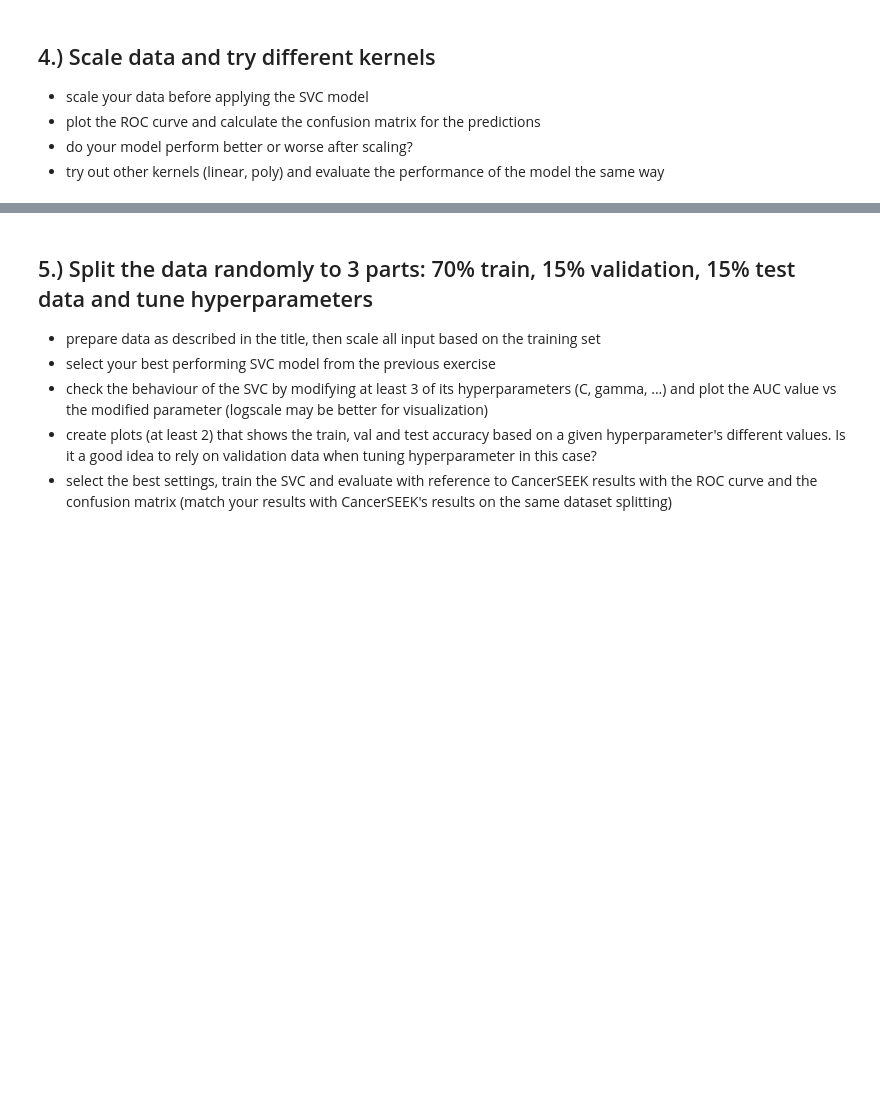
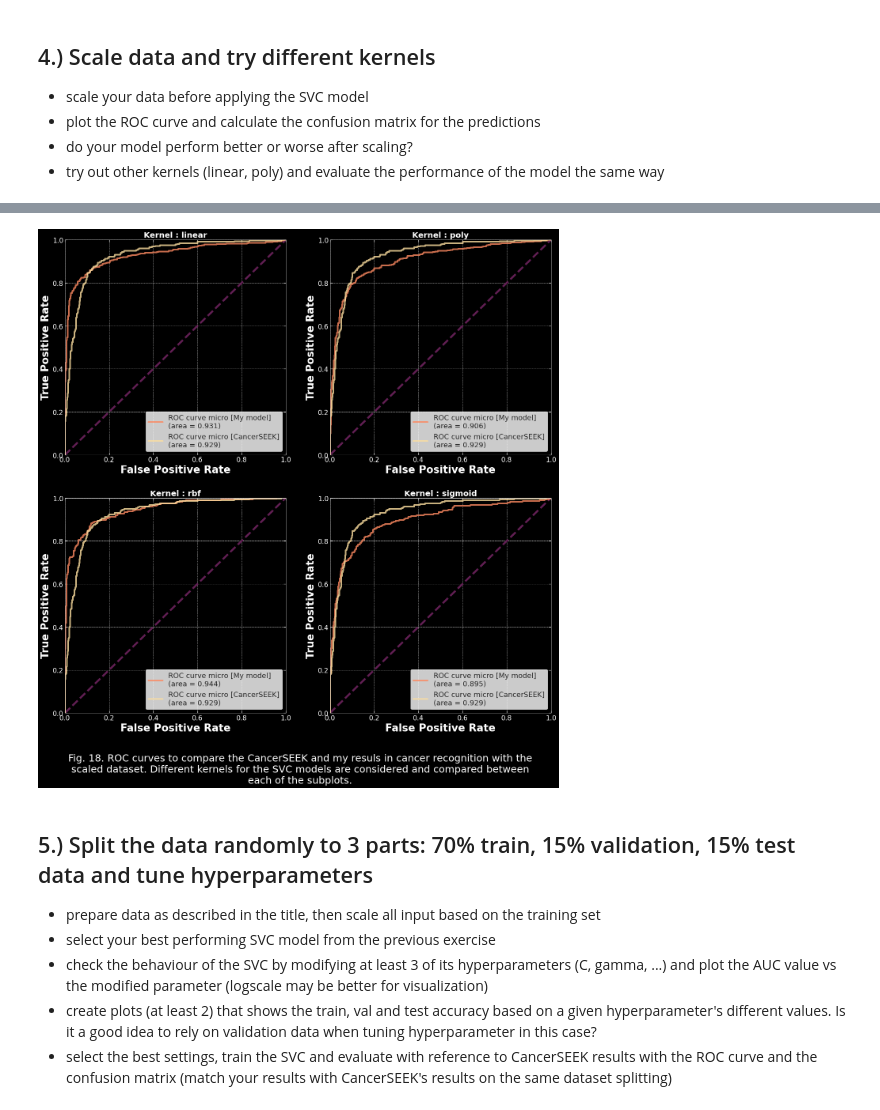
Before and after one commit to masterdesky/ELTE-data-mining-2020, a Jupyter notebook: Homeworks/Week 7/homework_07.ipynb, the cells around one changed output, grey strips where cells are left out. Drawn from its saved outputs; the diff is of its cells as text; code cells hidden in the pictures; blank space fills up the shorter version.

```diff
--- a/Homeworks/Week 7/homework_07.ipynb
+++ b/Homeworks/Week 7/homework_07.ipynb
@@ -708,3 +846,61 @@ ValueError: key of type tuple not found and not a MultiIndex
+# %%
+kernels = ['linear', 'poly', 'rbf', 'sigmoid']
+y_preds = {}
+fprs = {}
+tprs = {}
+roc_aucs = {}
+for kernel in kernels:
+    # Define and fit the SVC model with C=1 to predict probabilites
+    svc = SVC(kernel=kernel, probability=True)
+    svc.fit(X_train, y_train);
+    # Make predictions
+    y_preds[kernel] = svc.predict(X_test)
+
+    # Calculate scores between classes
+    y_score = svc.fit(X_train, y_train).decision_function(X_test)
+    y_score = y_score[:, np.newaxis]
+
+    fprs[kernel], tprs[kernel], roc_aucs[kernel] = compute_roc(y_test=y_test,
+                                                               y_score=y_score, n_classes=n_classes)
+# %%
+nrows = 2
+ncols = 2
+fig, axes = plt.subplots(nrows, ncols, figsize=(ncols*11, nrows*11),
+                         facecolor='black', subplot_kw={'facecolor' : 'black'})
+
+for i in range(nrows):
+    for j in range(ncols):
+        k = kernels[i * ncols + j]
+        ax = axes[i][j]
+        ax.plot([0, 1], [0, 1], color=rocket_cmap(0.25), lw=5, linestyle='--')
+
+        # My model
+        ax.plot(fprs[k]['micro'], tprs[k]['micro'],
+                label='ROC curve micro [My model]\n(area = %0.3f)' % roc_aucs[k]['micro'],
+                color=cm.magma(0.75), lw=4, alpha=0.8)
+        # CancerSEEK
+        ax.plot(fpr_cS['micro'], tpr_cS['micro'],
+                label='ROC curve micro [CancerSEEK]\n(area = %0.3f)' % roc_auc_cS['micro'],
+                color=cm.magma(0.93), lw=4, alpha=0.8)
+
+        ax.set_xlim([0.0, 1.0])
+        ax.set_ylim([0.0, 1.0])
+
+        ax.set_title('Kernel : {0}'.format(kernels[i*ncols + j]), fontsize=axistitlesize, fontweight='bold', color='white')
+        ax.set_xlabel('False Positive Rate', fontsize=axislabelsize, fontweight='bold', color='white')
+        ax.set_ylabel('True Positive Rate', fontsize=axislabelsize, fontweight='bold', color='white')
+        ax.tick_params(axis='both', which='major', labelsize=axisticksize, colors='white')
+
+        ax.legend(loc='lower right', fontsize=axislegendsize-5)
+
+plt.suptitle('Fig. 18. ROC curves to compare the CancerSEEK and my resuls in cancer recognition with the\n' +
+             'scaled dataset. Different kernels for the SVC models are considered and compared between\n' +
+             'each of the subplots.',
+             fontsize=axistitlesize+5, y=0.06, color='white')
+
+plt.show()
+# %% [output]
+[figure, added]
 # %% [markdown]
 ## 5.) Split the data randomly to 3 parts: 70% train, 15% validation, 15% test data and tune hyperparameters
 
```
Also changed, not shown: parts of 47 cells of this notebook.
